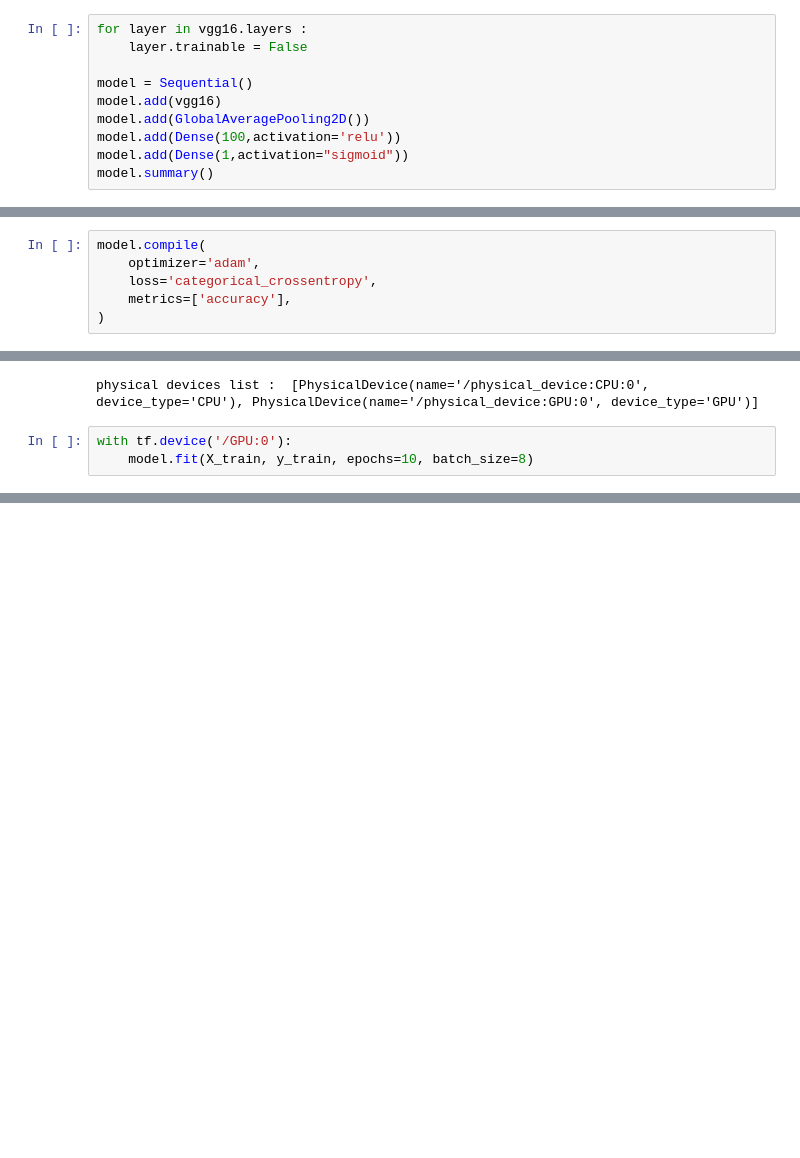
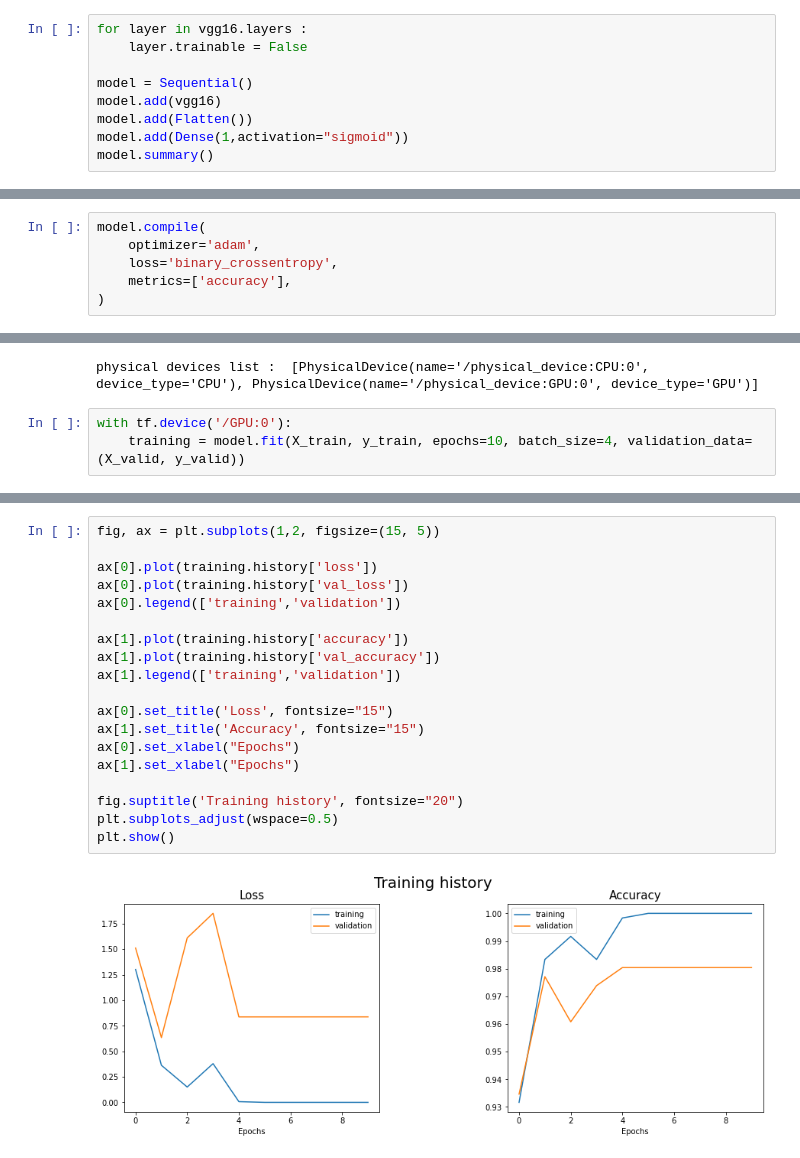
Before and after one commit to Hpdvn/Mask_On_Face, a Jupyter notebook: main.ipynb, the cells around one changed output, grey strips where cells are left out. Drawn from its saved outputs; the diff is of its cells as text; blank space fills up the shorter version.

Commit message:
changing batch size

```diff
--- a/main.ipynb
+++ b/main.ipynb
@@ -213,8 +213,7 @@ for layer in vgg16.layers :
 
 model = Sequential()
 model.add(vgg16)
-model.add(GlobalAveragePooling2D())
-model.add(Dense(100,activation='relu'))
+model.add(Flatten())
 model.add(Dense(1,activation="sigmoid"))
 model.summary()
 # %% [output]
@@ -241,7 +237,7 @@ _________________________________________________________________
 # %%
 model.compile(
     optimizer='adam',
-    loss='categorical_crossentropy',
+    loss='binary_crossentropy',
     metrics=['accuracy'],
 )
 # %%
@@ -259,6 +255,6 @@ tf.debugging.set_log_device_placement(True)
 physical devices list :  [PhysicalDevice(name='/physical_device:CPU:0', device_type='CPU'), PhysicalDevice(name='/physical_device:GPU:0', device_type='GPU')]
 # %%
 with tf.device('/GPU:0'):
-    model.fit(X_train, y_train, epochs=10, batch_size=8)
+    training = model.fit(X_train, y_train, epochs=10, batch_size=4, validation_data=(X_valid, y_valid))
 # %% [output]
 Epoch 1/10
@@ -283,0 +280,21 @@ Epoch 10/10
+# %%
+fig, ax = plt.subplots(1,2, figsize=(15, 5))
+
+ax[0].plot(training.history['loss'])
+ax[0].plot(training.history['val_loss'])
+ax[0].legend(['training','validation'])
+
+ax[1].plot(training.history['accuracy'])
+ax[1].plot(training.history['val_accuracy'])
+ax[1].legend(['training','validation'])
+
+ax[0].set_title('Loss', fontsize="15")
+ax[1].set_title('Accuracy', fontsize="15")
+ax[0].set_xlabel("Epochs")
+ax[1].set_xlabel("Epochs")
+
+fig.suptitle('Training history', fontsize="20")
+plt.subplots_adjust(wspace=0.5)
+plt.show()
+# %% [output]
+[figure, added]
```
Also changed, not shown: parts of 4 cells of this notebook.
